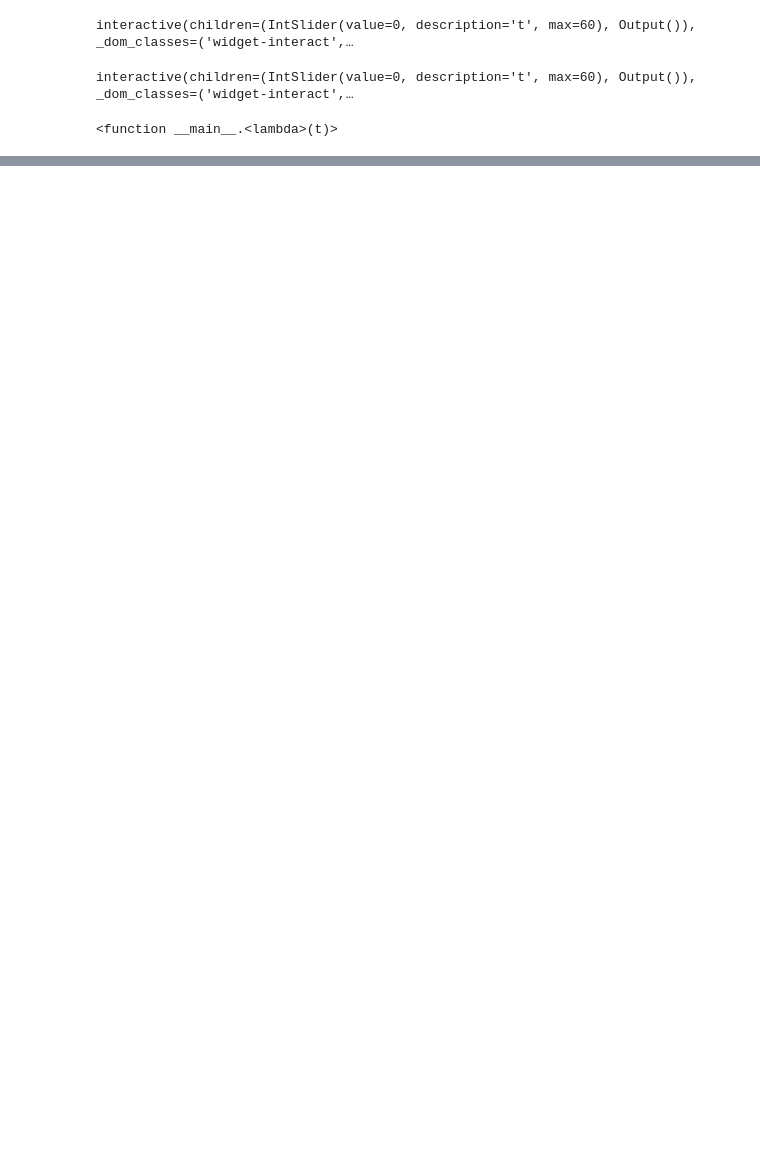
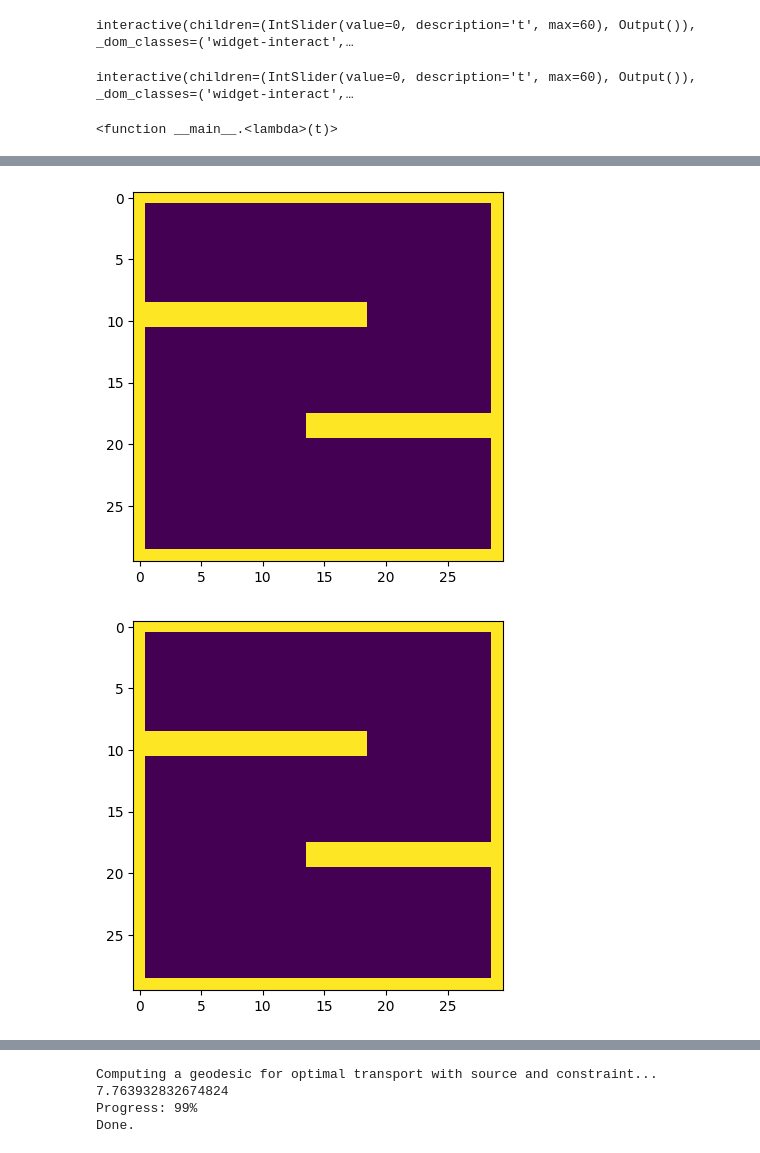
Before and after one commit to mao1756/pdot, a Jupyter notebook: exploratory/wfr_proximal_test.ipynb, the cells around one changed output, grey strips where cells are left out. Saved outputs shown, nothing was run; the diff lists cells and outputs as text; code cells hidden in the pictures; blank space fills up the shorter version.

```diff
--- a/exploratory/wfr_proximal_test.ipynb
+++ b/exploratory/wfr_proximal_test.ipynb
@@ -498,0 +668,48 @@ interactive(children=(IntSlider(value=0, description='t', max=60), Output()), _d
+# %%
+import numpy as np
+import matplotlib.pyplot as plt
+
+def fill_region(frames, fps, speed, original):
+    rows, cols = 30, 30
+    step_size = speed*18/fps
+
+    # Define the region to fill
+    start_col, end_col = 1, 19
+
+    # Create a list to store each frame
+    filled_frames = [original]
+
+    for i in range(1,frames):
+        frame = filled_frames[-1].copy()
+        # Determine the slice to fill based on speed
+        end_fill = max(1, int(end_col - i*step_size))
+        frame[18:20, end_fill:19] = 1
+
+        # Append the current state of the array to the list
+        filled_frames.append(frame.copy())
+
+    return filled_frames
+
+def plot_frames(frames):
+    fig, axes = plt.subplots(1, len(frames), figsize=(15, 5))
+    for idx, frame in enumerate(frames):
+        ax = axes[idx]
+        ax.imshow(frame, cmap='viridis', vmin=0, vmax=1)
+        ax.axis('off')
+        ax.set_title(f'Frame {idx + 1}')
+    plt.tight_layout()
+    plt.show()
+
+
+# Generate frames
+frames = fill_region(T, 10, 2, maze)
+
+H = np.stack(frames, axis=0)
+
+# Plot frames
+for i in range(T):
+    plt.imshow(H[i])
+    plt.show()
+# %% [output]
+[figure, added]
+[figure, added]
@@ -498,0 +719,8 @@ interactive(children=(IntSlider(value=0, description='t', max=60), Output()), _d
+# %%
+ll=(1.0, 1.0, 1.0)
+x, lists = computeGeodesic(rho_0, rho_1, T, ll, H, F, p= 2.0, q=2.0, delta=1.0, niter=1000)
+# %% [output]
+Computing a geodesic for optimal transport with source and constraint...
+7.763932832674824
+Progress: 99%
+Done.
```
Also changed, not shown: parts of 12 cells of this notebook, 1 other file.
